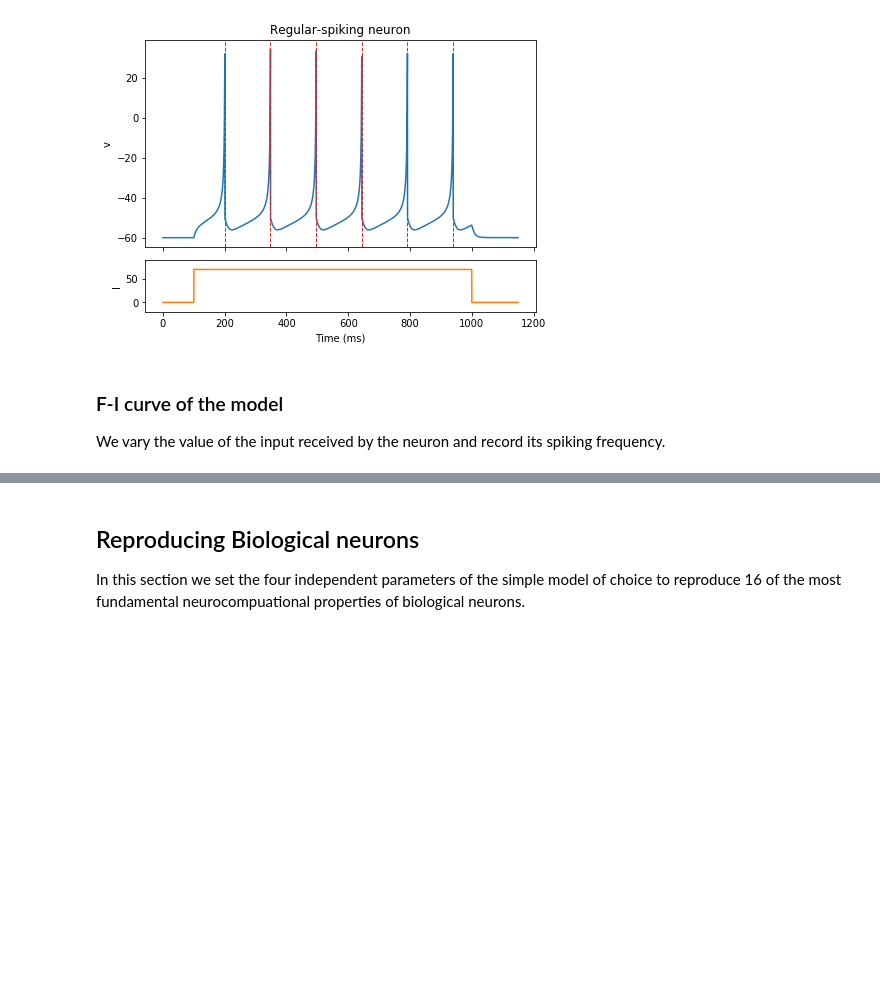
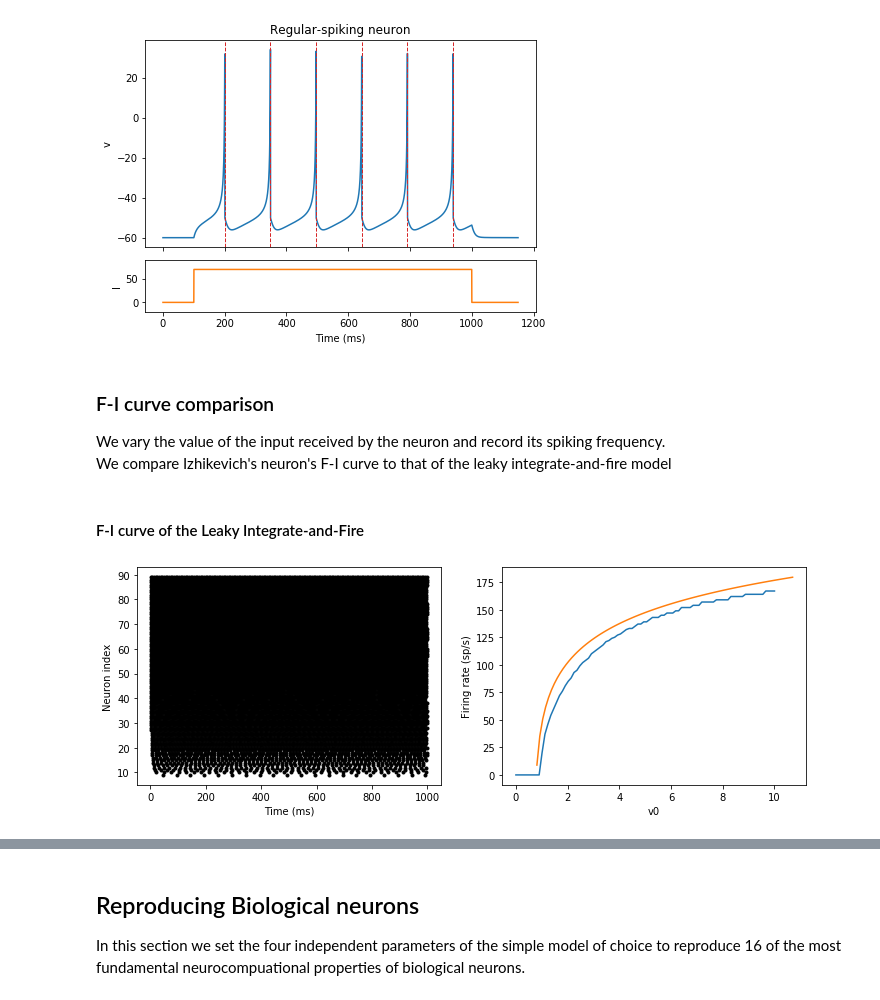
Before and after one commit to skandermoalla/simple-framework-of-choice, a Jupyter notebook: simple_framework_of_choice.ipynb, the cells around one changed output, grey strips where cells are left out. Drawn from its saved outputs; the diff is of its cells as text; code cells hidden in the pictures; blank space fills up the shorter version.

```diff
--- a/simple_framework_of_choice.ipynb
+++ b/simple_framework_of_choice.ipynb
@@ -133,6 +120,49 @@ simulate_izhikevich_neuron_with_cnst_input()
 # %% [output]
 [figure]
 # %% [markdown]
-### F-I curve of the model
+### F-I curve comparison
 
 We vary the value of the input received by the neuron and record its spiking frequency.
+We compare Izhikevich's neuron's F-I curve to that of the leaky integrate-and-fire model
+# %% [markdown]
+#### F-I curve of the Leaky Integrate-and-Fire
+# %%
+def leaky_integrate_and_fire_FI(plotit=True):
+    """
+        Aadapted from the "Introduction to Brian part 1: Neurons" tutorial in Brian's documentation.
+    """
+    start_scope()
+
+    N = 90
+    tau = 10*ms
+    v0_max = 10.
+    duration = 1000*ms
+
+    eqs = '''
+    dv/dt = (v0-v)/tau : 1 (unless refractory)
+    v0 : 1
+    '''
+
+    G = NeuronGroup(N, eqs, threshold='v>1', reset='v=0', refractory=5*ms, method='exact')
+    M = SpikeMonitor(G)
+
+    G.v0 = 'i*v0_max/(N-1)'
+
+    run(duration)
+
+    if not plotit:
+        return G.v0, M.count/duration
+    figure(figsize=(12,4))
+    subplot(121)
+    plot(M.t/ms, M.i, '.k')
+    xlabel('Time (ms)')
+    ylabel('Neuron index')
+    subplot(122)
+    plot(G.v0, M.count/duration)
+    xlabel('v0')
+    ylabel('Firing rate (sp/s)');
+    plot(G.v0[1:] + 0.7, 38*log(G.v0[1:]) + 92)
+# %%
+leaky_integrate_and_fire_FI()
+# %% [output]
+[figure, added]
```
Also changed, not shown: parts of 10 cells of this notebook, 20 other files.
